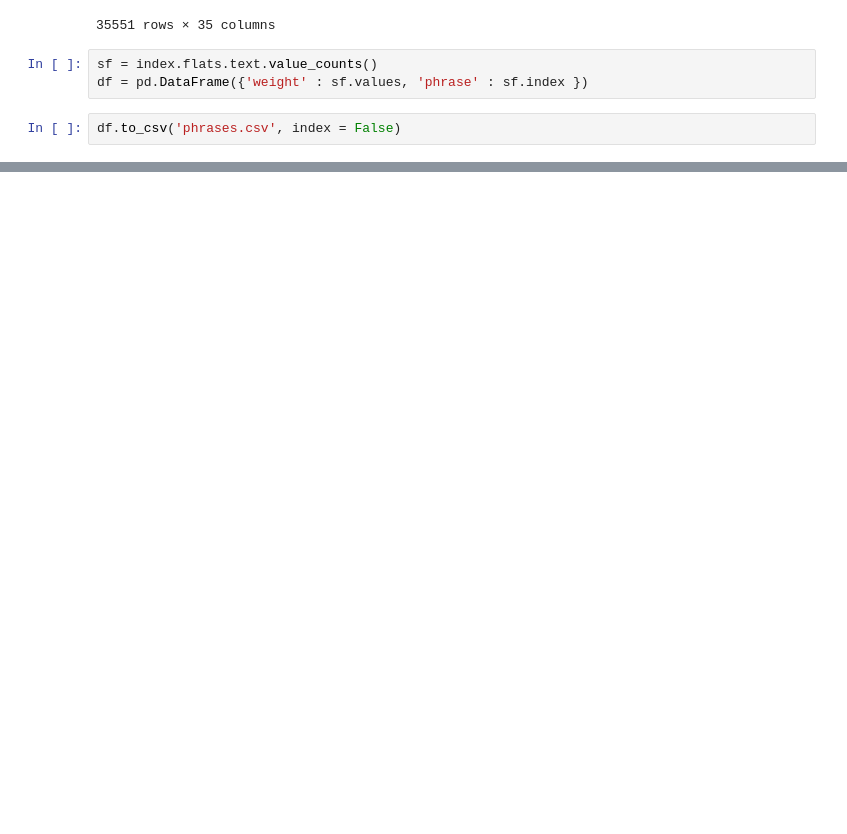
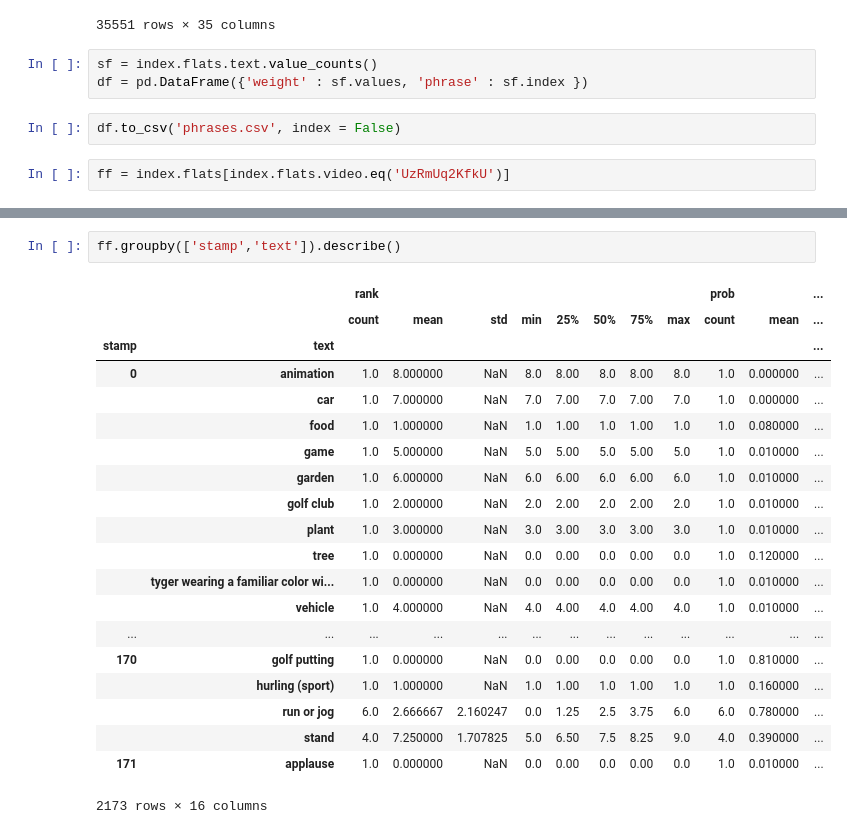
Before and after one commit to psnonis/ActiQ, a Jupyter notebook: binder/FeelingLucky.ipynb, the cells around one changed output, grey strips where cells are left out. Saved outputs shown, nothing was run; the diff lists cells and outputs as text; blank space fills up the shorter version.

```diff
--- a/binder/FeelingLucky.ipynb
+++ b/binder/FeelingLucky.ipynb
@@ -49,3 +49,5 @@ sf = index.flats.text.value_counts()
 df = pd.DataFrame({'weight' : sf.values, 'phrase' : sf.index })
 # %%
 df.to_csv('phrases.csv', index = False)
+# %%
+ff = index.flats[index.flats.video.eq('UzRmUq2KfkU')]
@@ -51,0 +74,23 @@ df.to_csv('phrases.csv', index = False)
+# %%
+ff.groupby(['stamp','text']).describe()
+# %% [output]
+|  |  | rank |  |  |  |  |  |  |  | prob |  | ... |
+|  |  | count | mean | std | min | 25% | 50% | 75% | max | count | mean | ... |
+| stamp | text |  |  |  |  |  |  |  |  |  |  | ... |
+| 0 | animation | 1.0 | 8.000000 | NaN | 8.0 | 8.00 | 8.0 | 8.00 | 8.0 | 1.0 | 0.000000 | ... |
+|  | car | 1.0 | 7.000000 | NaN | 7.0 | 7.00 | 7.0 | 7.00 | 7.0 | 1.0 | 0.000000 | ... |
+|  | food | 1.0 | 1.000000 | NaN | 1.0 | 1.00 | 1.0 | 1.00 | 1.0 | 1.0 | 0.080000 | ... |
+|  | game | 1.0 | 5.000000 | NaN | 5.0 | 5.00 | 5.0 | 5.00 | 5.0 | 1.0 | 0.010000 | ... |
+|  | garden | 1.0 | 6.000000 | NaN | 6.0 | 6.00 | 6.0 | 6.00 | 6.0 | 1.0 | 0.010000 | ... |
+|  | golf club | 1.0 | 2.000000 | NaN | 2.0 | 2.00 | 2.0 | 2.00 | 2.0 | 1.0 | 0.010000 | ... |
+|  | plant | 1.0 | 3.000000 | NaN | 3.0 | 3.00 | 3.0 | 3.00 | 3.0 | 1.0 | 0.010000 | ... |
+|  | tree | 1.0 | 0.000000 | NaN | 0.0 | 0.00 | 0.0 | 0.00 | 0.0 | 1.0 | 0.120000 | ... |
+|  | tyger wearing a familiar color wi... | 1.0 | 0.000000 | NaN | 0.0 | 0.00 | 0.0 | 0.00 | 0.0 | 1.0 | 0.010000 | ... |
+|  | vehicle | 1.0 | 4.000000 | NaN | 4.0 | 4.00 | 4.0 | 4.00 | 4.0 | 1.0 | 0.010000 | ... |
+| ... | ... | ... | ... | ... | ... | ... | ... | ... | ... | ... | ... | ... |
+| 170 | golf putting | 1.0 | 0.000000 | NaN | 0.0 | 0.00 | 0.0 | 0.00 | 0.0 | 1.0 | 0.810000 | ... |
+|  | hurling (sport) | 1.0 | 1.000000 | NaN | 1.0 | 1.00 | 1.0 | 1.00 | 1.0 | 1.0 | 0.160000 | ... |
+|  | run or jog | 6.0 | 2.666667 | 2.160247 | 0.0 | 1.25 | 2.5 | 3.75 | 6.0 | 6.0 | 0.780000 | ... |
+|  | stand | 4.0 | 7.250000 | 1.707825 | 5.0 | 6.50 | 7.5 | 8.25 | 9.0 | 4.0 | 0.390000 | ... |
+| 171 | applause | 1.0 | 0.000000 | NaN | 0.0 | 0.00 | 0.0 | 0.00 | 0.0 | 1.0 | 0.010000 | ... |
+2173 rows × 16 columns
```
Also changed, not shown: parts of 3 cells of this notebook, 13 other files.
